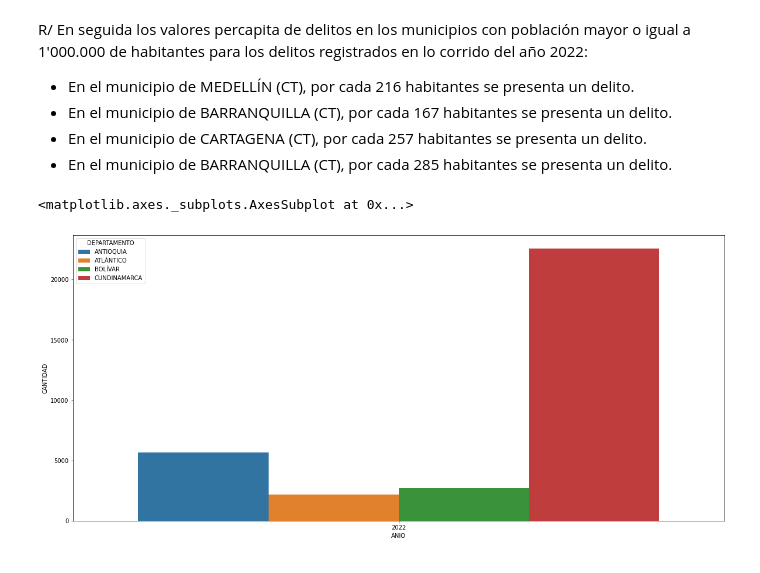
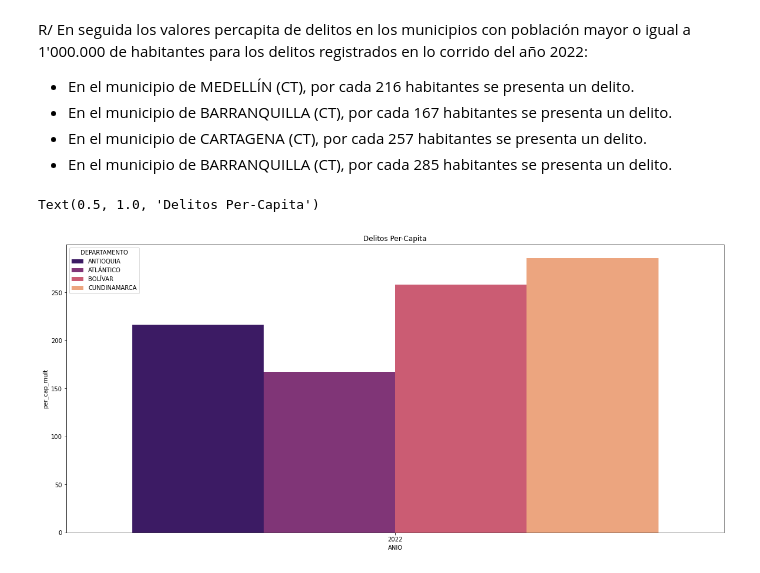
Before and after one commit to nicolasreyo/Taller-1-Gesti-n-de-Datos-, a Jupyter notebook: Taller_1.ipynb, the cells around one changed output. Saved outputs shown, nothing was run; the diff lists cells and outputs as text; code cells hidden in the pictures.

```diff
--- a/Taller_1.ipynb
+++ b/Taller_1.ipynb
@@ -1436,9 +1566,6 @@ proy_pob_all_df
 | 60586 | 99 | Vichada | 99773 | Cumaribo | 2035 | Centros Poblados y Rural Disperso | 94793 |
 | 60587 | 99 | Vichada | 99773 | Cumaribo | 2035 | Total | 97794 |
 60588 rows × 7 columns
-# %%
-#Filtering proy_pob_df by ANIO = 2022, AREA GEOGRAFICA = Total and Total >= 1.000.000
-proy_pob_all_df = proy_pob_all_df[(proy_pob_all_df['ANIO'] == 2022) & (proy_pob_all_df['AREA GEOGRAFICA'] == 'Total') & (proy_pob_all_df['Total'] >= 1000000)]
 # %%
 #Filtering proy_pob_df by ANIO = 2022, AREA GEOGRAFICA = Total and Total >= 1.000.000
 proy_pob_df = proy_pob_all_df[(proy_pob_all_df['ANIO'] == 2022) & (proy_pob_all_df['AREA GEOGRAFICA'] == 'Total') & (proy_pob_all_df['Total'] >= 1000000)]
@@ -1522,7 +1661,8 @@ R/ En seguida los valores percapita de delitos en los municipios con población
 * En el municipio de BARRANQUILLA (CT), por cada 285 habitantes se presenta un delito.
 # %%
 fig, ax = plt.subplots(figsize=(20, 9))
-sns.barplot(ax = ax, data = del_pry_df, x='ANIO', y='CANTIDAD', hue ='DEPARTAMENTO')
+sns.barplot(ax = ax, data = del_pry_df, x='ANIO', y='per_cap_mult', hue ='DEPARTAMENTO', palette = 'magma')
+plt.title('Delitos Per-Capita')
 # %% [output]
-<matplotlib.axes._subplots.AxesSubplot at 0x...>
+Text(0.5, 1.0, 'Delitos Per-Capita')
-[figure, old version]
+[figure, new version]
```
Also changed, not shown: parts of 34 cells of this notebook.
